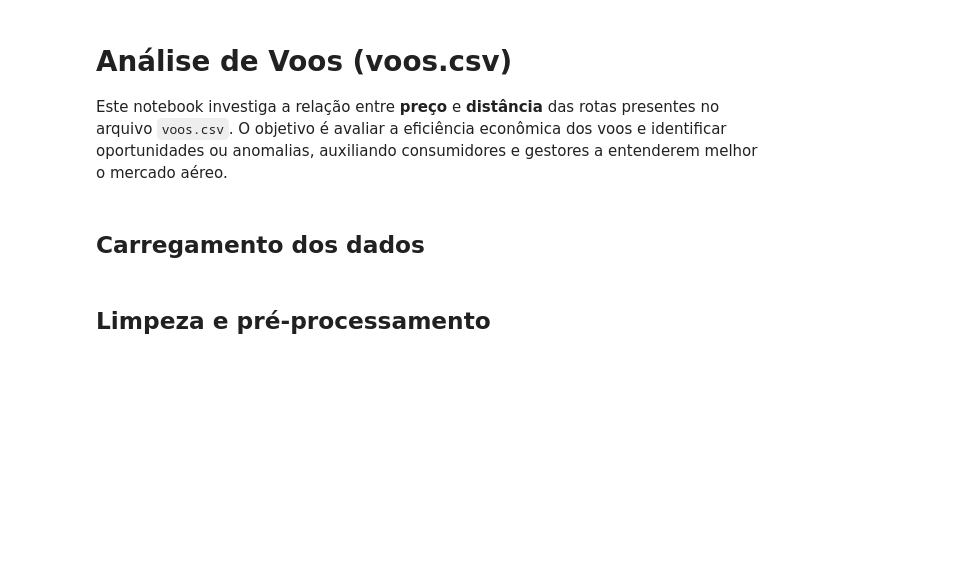
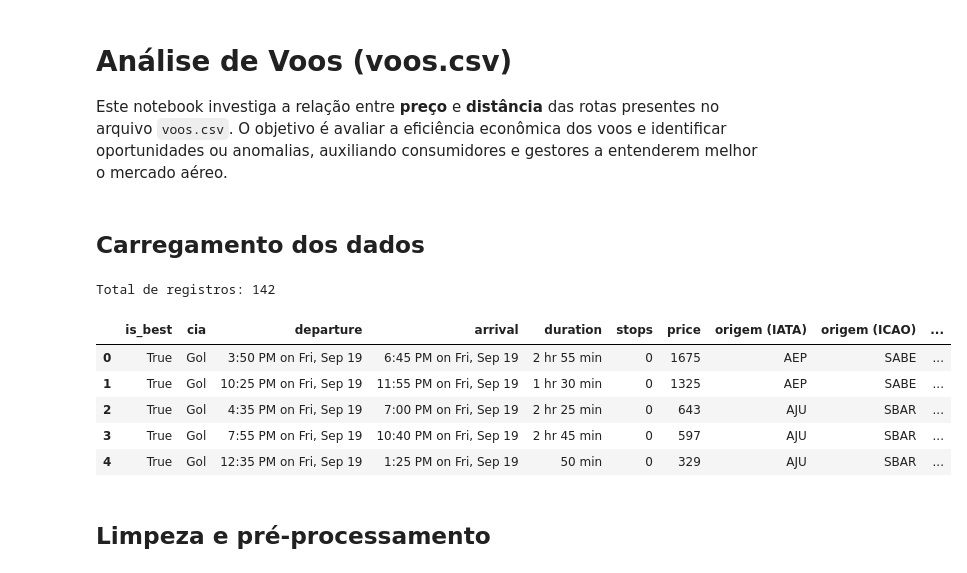
Before and after one commit to lucaspyoshida/DistVsPrice, a Jupyter notebook: analise.ipynb, the cells around one changed output. Cells and saved outputs as stored; diff of their text form; code cells hidden in the pictures; blank space fills up the shorter version.

```diff
--- a/analise.ipynb
+++ b/analise.ipynb
@@ -12,9 +12,17 @@ sns.set(style='whitegrid')
 # %% [markdown]
 ## Carregamento dos dados
 # %%
-df = pd.read_csv('voos.csv')
+df = pd.read_csv('./datasets/voos.csv')
 print(f'Total de registros: {len(df)}')
 df.head()
+# %% [output]
+Total de registros: 142
+|  | is_best | cia | departure | arrival | duration | stops | price | origem (IATA) | origem (ICAO) | ... |
+| 0 | True | Gol | 3:50 PM on Fri, Sep 19 | 6:45 PM on Fri, Sep 19 | 2 hr 55 min | 0 | 1675 | AEP | SABE | ... |
+| 1 | True | Gol | 10:25 PM on Fri, Sep 19 | 11:55 PM on Fri, Sep 19 | 1 hr 30 min | 0 | 1325 | AEP | SABE | ... |
+| 2 | True | Gol | 4:35 PM on Fri, Sep 19 | 7:00 PM on Fri, Sep 19 | 2 hr 25 min | 0 | 643 | AJU | SBAR | ... |
+| 3 | True | Gol | 7:55 PM on Fri, Sep 19 | 10:40 PM on Fri, Sep 19 | 2 hr 45 min | 0 | 597 | AJU | SBAR | ... |
+| 4 | True | Gol | 12:35 PM on Fri, Sep 19 | 1:25 PM on Fri, Sep 19 | 50 min | 0 | 329 | AJU | SBAR | ... |
 # %% [markdown]
 ## Limpeza e pré-processamento
 # %%
```
Also changed, not shown: parts of 7 cells of this notebook, 9 other files.
